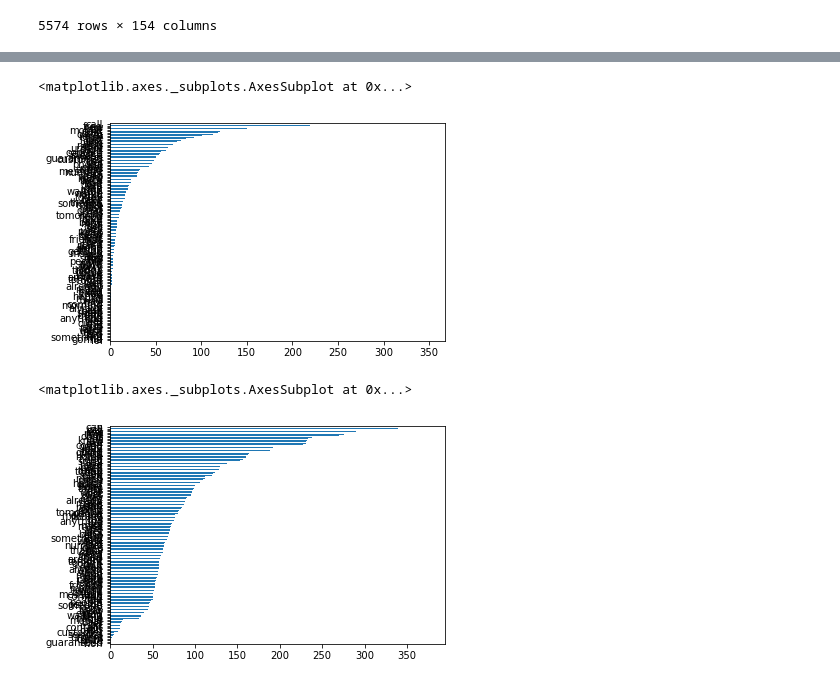
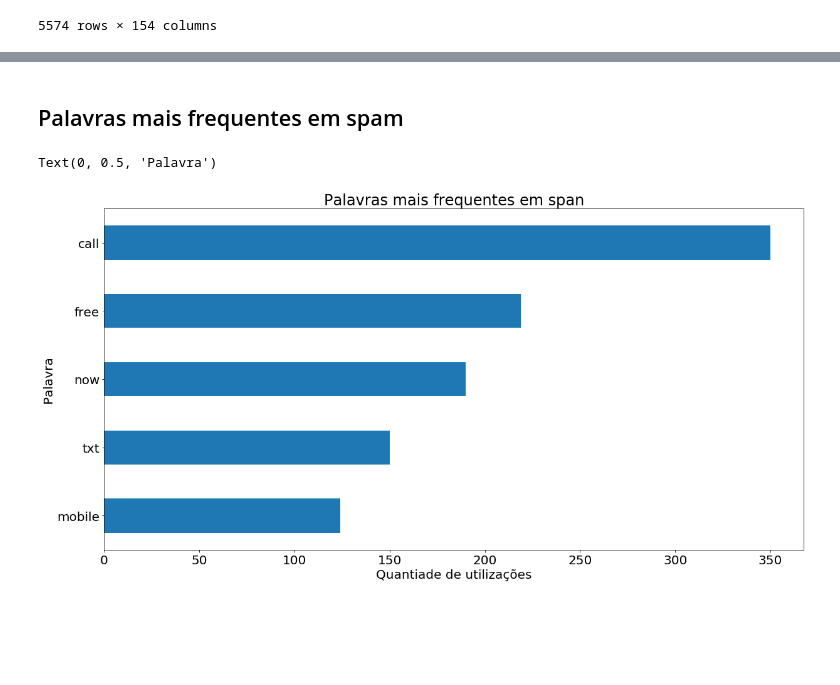
Before and after one commit to RobertoDebarba/sms-spam-analysis, a Jupyter notebook: data1.ipynb, the cells around one changed output, grey strips where cells are left out. Cells and saved outputs as stored; diff of their text form; code cells hidden in the pictures; blank space fills up the shorter version.

```diff
--- a/data1.ipynb
+++ b/data1.ipynb
@@ -1,6 +3,9 @@
 # %%
 import pandas as pd
 import matplotlib.pyplot as plt
+# %%
+plt.rcParams["figure.figsize"] = (20,10)
+plt.rc('font', size=20)
 # %%
 data = pd.read_csv('sms_senior.csv', delimiter=',', encoding='mbcs')
 # %%
@@ -29,10 +47,10 @@ serie.plot(kind='barh',x='palavra',y='qtd')
+# %% [markdown]
+## Palavras mais frequentes em spam
 # %%
-data[data['IsSpam'] == 'yes'].iloc[:, 1:150].sum(axis = 0, skipna = True).sort_values(ascending = True).plot(kind='barh',x='palavra',y='qtd')
+data_trunc = data[data['IsSpam'] == 'yes'].iloc[:, 1:150].sum(axis = 0, skipna = True).sort_values(ascending = False)[:5]
+ax = data_trunc.sort_values().plot(kind='barh',x='palavra',y='qtd', title='Palavras mais frequentes em span')
+ax.set_xlabel('Quantiade de utilizações')
+ax.set_ylabel('Palavra')
 # %% [output]
-<matplotlib.axes._subplots.AxesSubplot at 0x...>
+Text(0, 0.5, 'Palavra')
-[figure, old version]
+[figure, new version]
-# %%
-data[data['IsSpam'] == 'no'].iloc[:, 1:150].sum(axis = 0, skipna = True).sort_values(ascending = True).plot(kind='barh',x='palavra',y='qtd')
-# %% [output]
-<matplotlib.axes._subplots.AxesSubplot at 0x...>
-[figure, removed]
```
Also changed, not shown: parts of 7 cells of this notebook, 4 other files.
